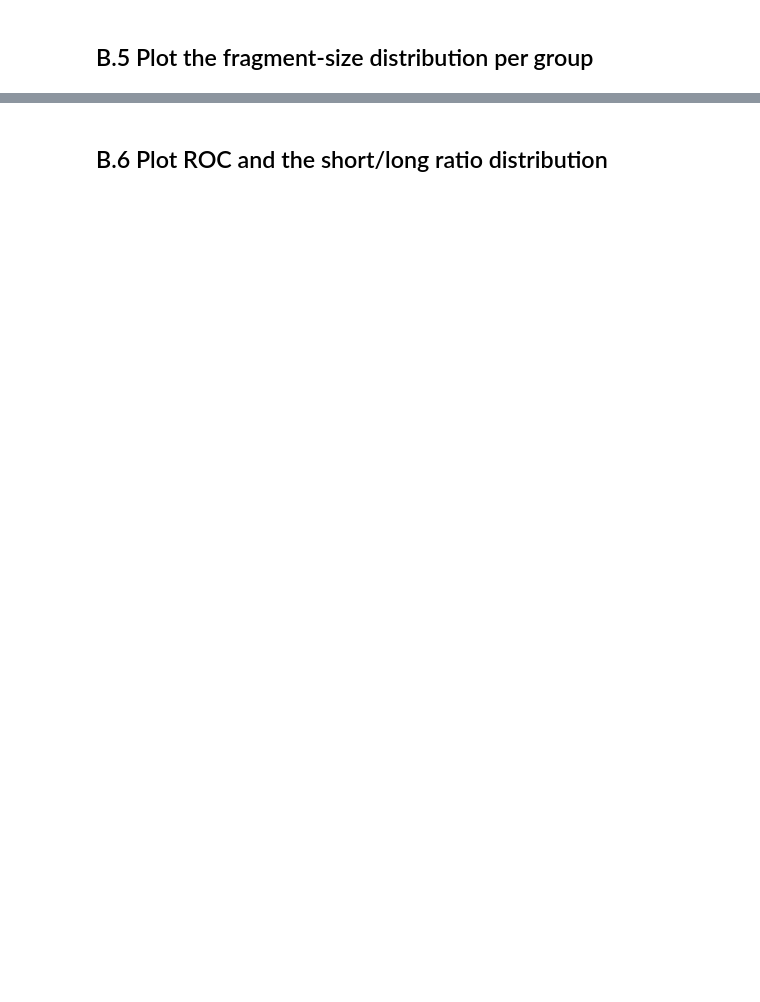
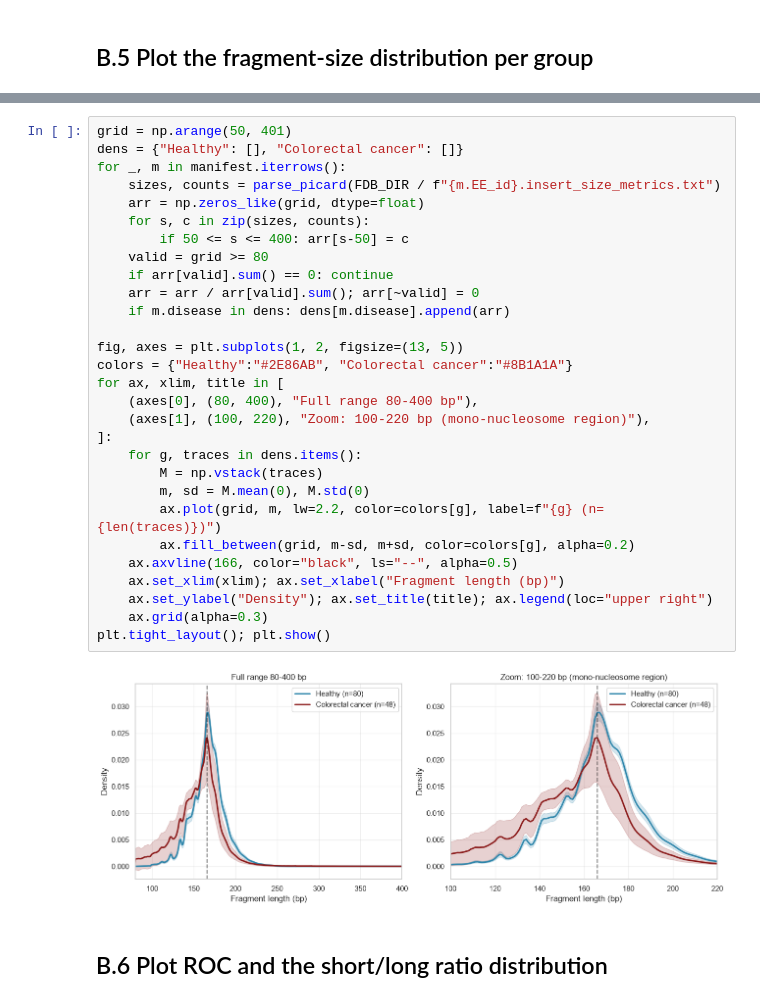
Before and after one commit to Rion1210/crc-liquid-biopsy, a Jupyter notebook: notebooks/CRC_RealData.ipynb, the cells around one changed output, grey strips where cells are left out. Drawn from its saved outputs; the diff is of its cells as text; blank space fills up the shorter version.

```diff
--- a/notebooks/CRC_RealData.ipynb
+++ b/notebooks/CRC_RealData.ipynb
@@ -685,3 +602,34 @@ plt.show()
+# %%
+grid = np.arange(50, 401)
+dens = {"Healthy": [], "Colorectal cancer": []}
+for _, m in manifest.iterrows():
+    sizes, counts = parse_picard(FDB_DIR / f"{m.EE_id}.insert_size_metrics.txt")
+    arr = np.zeros_like(grid, dtype=float)
+    for s, c in zip(sizes, counts):
+        if 50 <= s <= 400: arr[s-50] = c
+    valid = grid >= 80
+    if arr[valid].sum() == 0: continue
+    arr = arr / arr[valid].sum(); arr[~valid] = 0
+    if m.disease in dens: dens[m.disease].append(arr)
+
+fig, axes = plt.subplots(1, 2, figsize=(13, 5))
+colors = {"Healthy":"#2E86AB", "Colorectal cancer":"#8B1A1A"}
+for ax, xlim, title in [
+    (axes[0], (80, 400), "Full range 80-400 bp"),
+    (axes[1], (100, 220), "Zoom: 100-220 bp (mono-nucleosome region)"),
+]:
+    for g, traces in dens.items():
+        M = np.vstack(traces)
+        m, sd = M.mean(0), M.std(0)
+        ax.plot(grid, m, lw=2.2, color=colors[g], label=f"{g} (n={len(traces)})")
+        ax.fill_between(grid, m-sd, m+sd, color=colors[g], alpha=0.2)
+    ax.axvline(166, color="black", ls="--", alpha=0.5)
+    ax.set_xlim(xlim); ax.set_xlabel("Fragment length (bp)")
+    ax.set_ylabel("Density"); ax.set_title(title); ax.legend(loc="upper right")
+    ax.grid(alpha=0.3)
+plt.tight_layout(); plt.show()
+# %% [output]
+[figure, added]
 # %% [markdown]
 ## B.6 Plot ROC and the short/long ratio distribution
 # %%
```
Also changed, not shown: parts of 18 cells of this notebook, 3 other files.
